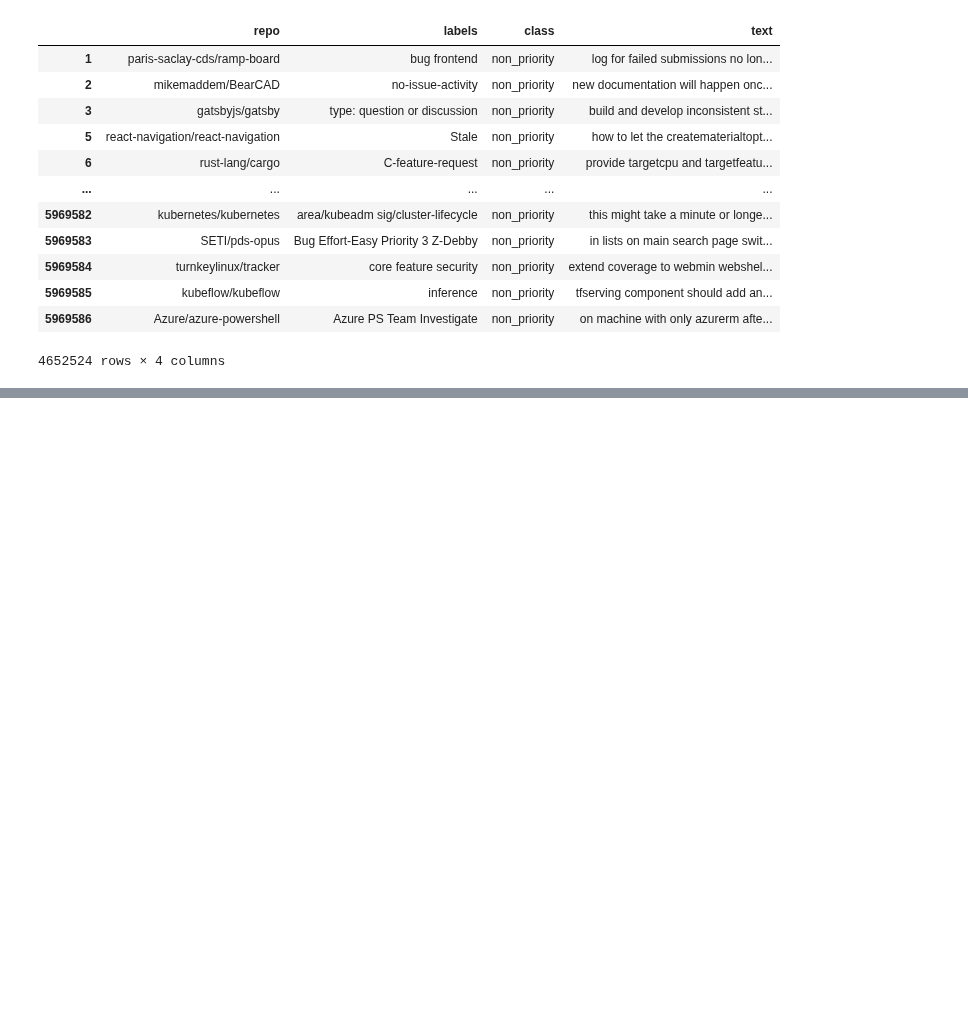
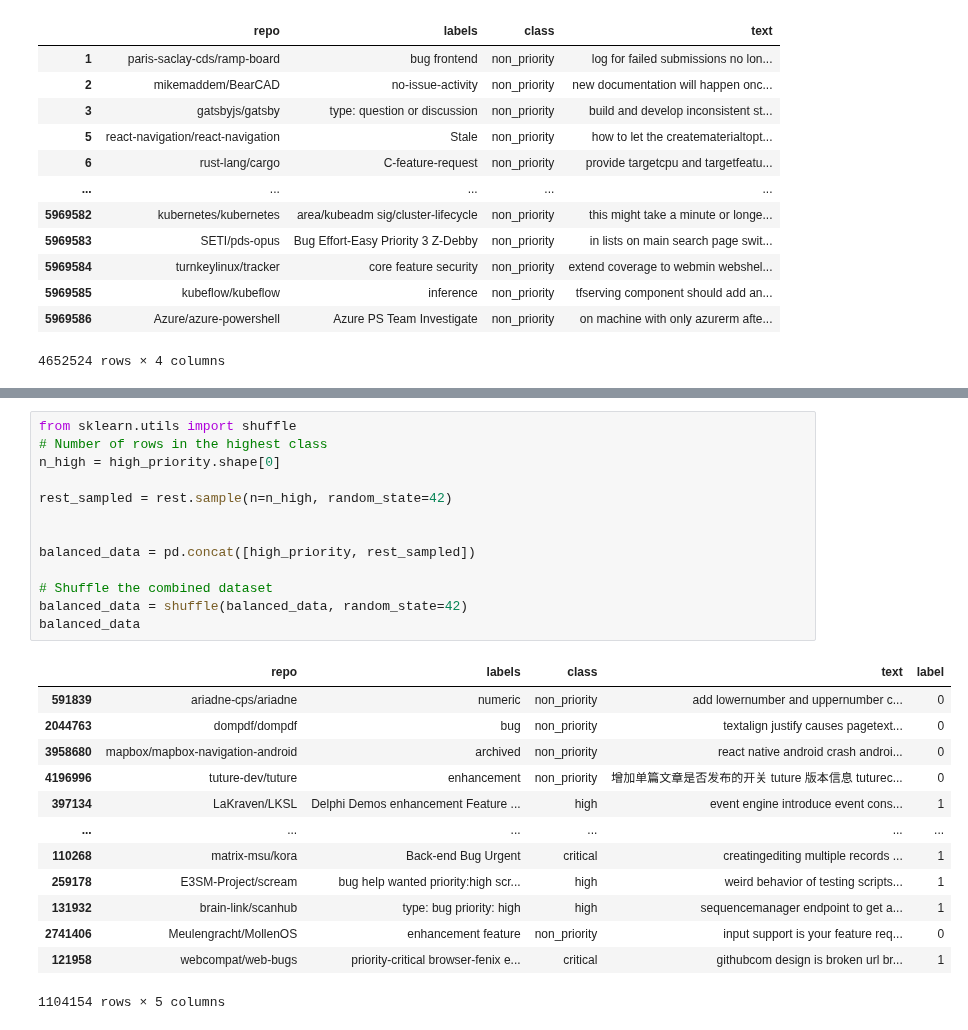
Before and after one commit to Kristmh/thesis_code, a Jupyter notebook: priority/dataset_creation/more_high/06_create_high_vs_rest_dataset.ipynb, the cells around one changed output, grey strips where cells are left out. Cells and saved outputs as stored; diff of their text form; blank space fills up the shorter version.

```diff
--- a/priority/dataset_creation/more_high/06_create_high_vs_rest_dataset.ipynb
+++ b/priority/dataset_creation/more_high/06_create_high_vs_rest_dataset.ipynb
@@ -467,0 +469,27 @@ rest
+# %%
+from sklearn.utils import shuffle
+# Number of rows in the highest class
+n_high = high_priority.shape[0]
+
+rest_sampled = rest.sample(n=n_high, random_state=42)
+
+
+balanced_data = pd.concat([high_priority, rest_sampled])
+
+# Shuffle the combined dataset
+balanced_data = shuffle(balanced_data, random_state=42)
+balanced_data
+# %% [output]
+|  | repo | labels | class | text | label |
+| 591839 | ariadne-cps/ariadne | numeric | non_priority | add lowernumber and uppernumber c... | 0 |
+| 2044763 | dompdf/dompdf | bug | non_priority | textalign justify causes pagetext... | 0 |
+| 3958680 | mapbox/mapbox-navigation-android | archived | non_priority | react native android crash androi... | 0 |
+| 4196996 | tuture-dev/tuture | enhancement | non_priority | 增加单篇文章是否发布的开关 tuture 版本信息 tuturec... | 0 |
+| 397134 | LaKraven/LKSL | Delphi Demos enhancement Feature ... | high | event engine introduce event cons... | 1 |
+| ... | ... | ... | ... | ... | ... |
+| 110268 | matrix-msu/kora | Back-end Bug Urgent | critical | creatingediting multiple records ... | 1 |
+| 259178 | E3SM-Project/scream | bug help wanted priority:high scr... | high | weird behavior of testing scripts... | 1 |
+| 131932 | brain-link/scanhub | type: bug priority: high | high | sequencemanager endpoint to get a... | 1 |
+| 2741406 | Meulengracht/MollenOS | enhancement feature | non_priority | input support is your feature req... | 0 |
+| 121958 | webcompat/web-bugs | priority-critical browser-fenix e... | critical | githubcom design is broken url br... | 1 |
+1104154 rows × 5 columns
```
Also changed, not shown: parts of 5 cells of this notebook.
